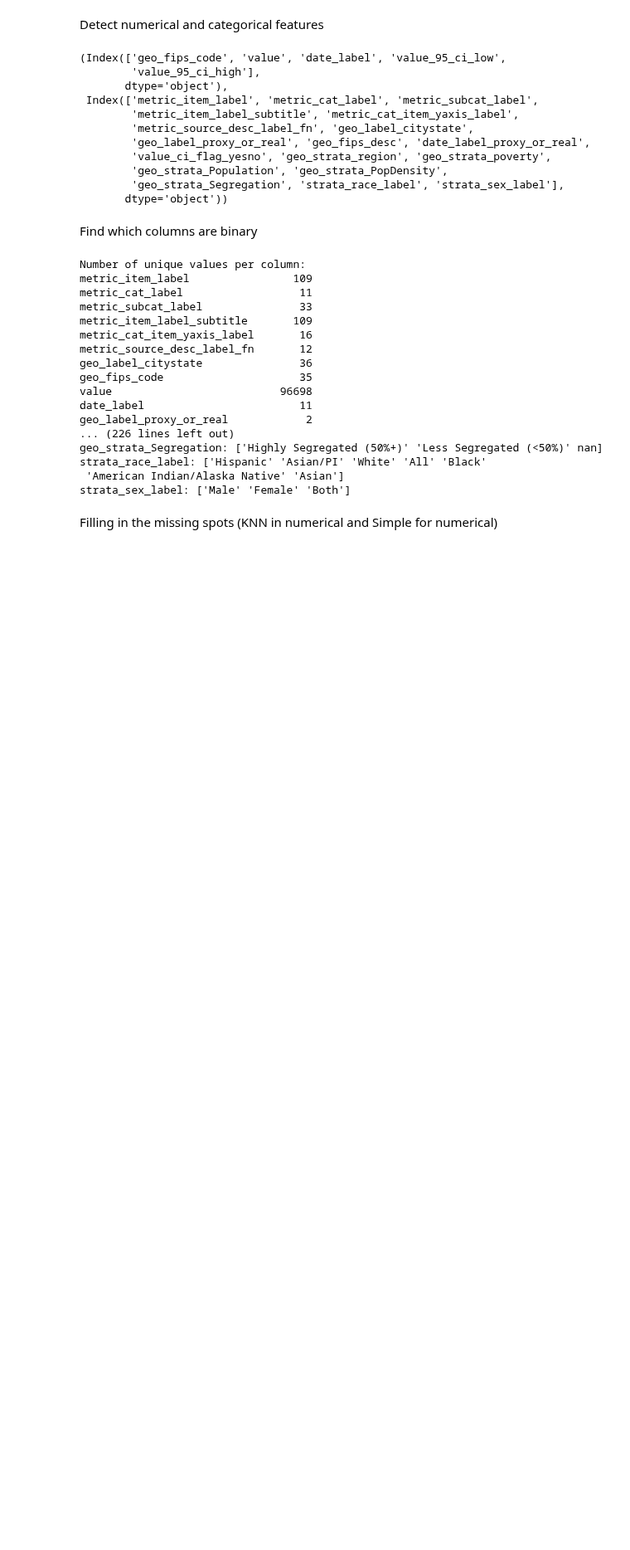
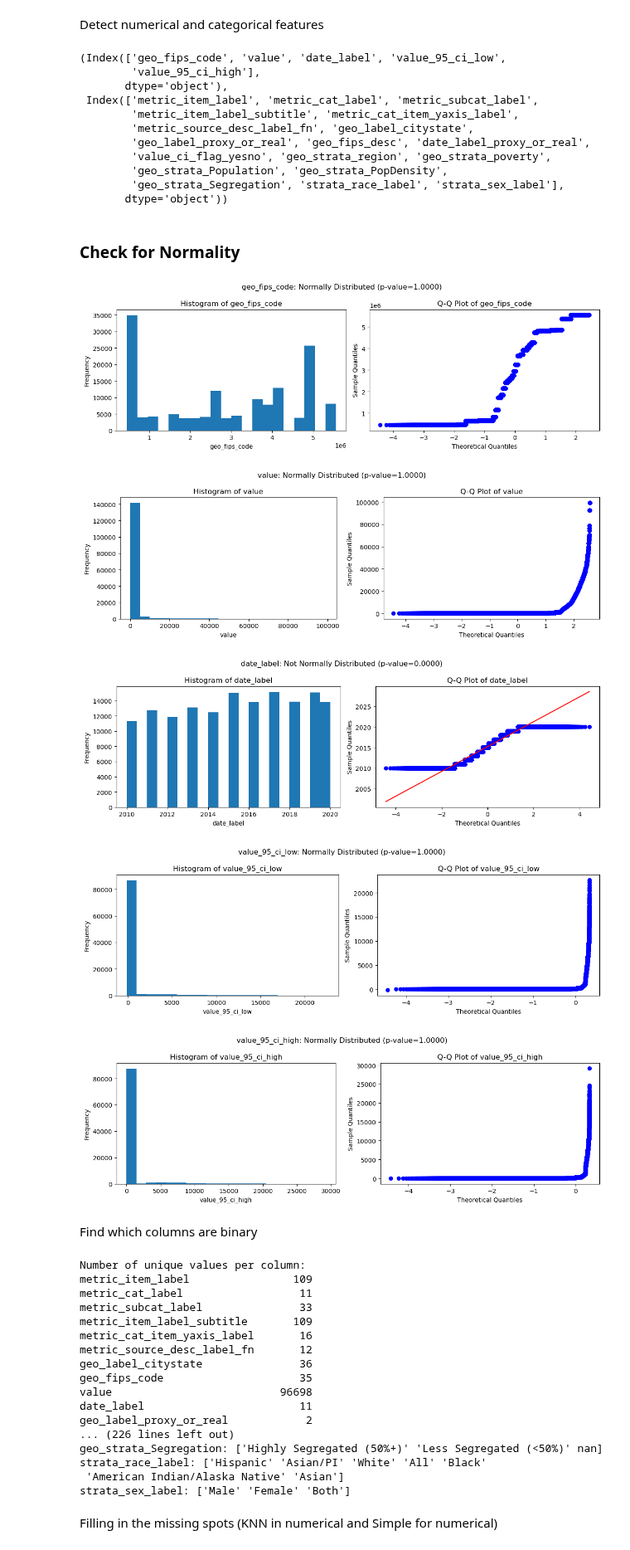
Before and after one commit to kohlerch/G4C-Project, a Jupyter notebook: Project/big-cities-health/PreProcessing.ipynb, the cells around one changed output. Shown at 83% size. Cells and saved outputs as stored; diff of their text form; code cells hidden in the pictures; blank space fills up the shorter version.

```diff
--- a/Project/big-cities-health/PreProcessing.ipynb
+++ b/Project/big-cities-health/PreProcessing.ipynb
@@ -147,6 +148,46 @@ num_features, cat_features
         'geo_strata_Population', 'geo_strata_PopDensity',
         'geo_strata_Segregation', 'strata_race_label', 'strata_sex_label'],
        dtype='object'))
+# %% [markdown]
+### Check for Normality
+# %%
+alpha = 0.05
+for column in num_features:
+    column_data = data[column]
+
+
+    statistic, p_value = stats.shapiro(column_data)
+
+
+    plt.figure(figsize=(12, 4))
+
+    # Histogram
+    plt.subplot(1, 2, 1)
+    plt.hist(column_data, bins=20)
+    plt.xlabel(column)
+    plt.ylabel('Frequency')
+    plt.title(f'Histogram of {column}')
+
+    # Q-Q plot
+    plt.subplot(1, 2, 2)
+    stats.probplot(column_data, dist='norm', plot=plt)
+    plt.xlabel("Theoretical Quantiles")
+    plt.ylabel("Sample Quantiles")
+    plt.title(f'Q-Q Plot of {column}')
+
+
+    if p_value > alpha:
+        plt.suptitle(f'{column}: Normally Distributed (p-value={p_value:.4f})')
+    else:
+        plt.suptitle(f'{column}: Not Normally Distributed (p-value={p_value:.4f})')
+
+    plt.tight_layout()
+# %% [output]
+[figure, added]
+[figure, added]
+[figure, added]
+[figure, added]
+[figure, added]
 # %% [markdown]
 Find which columns are binary
 # %%
```
Also changed, not shown: parts of 10 cells of this notebook.
